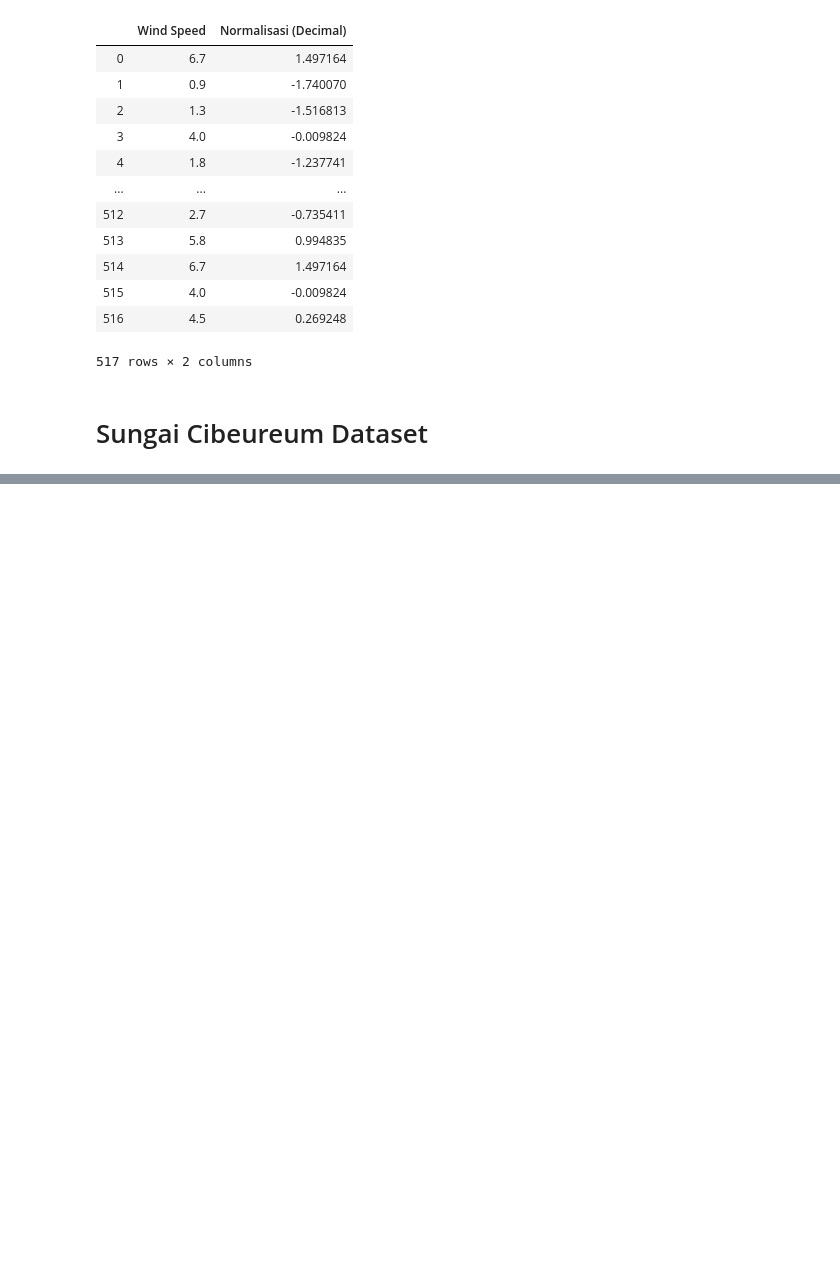
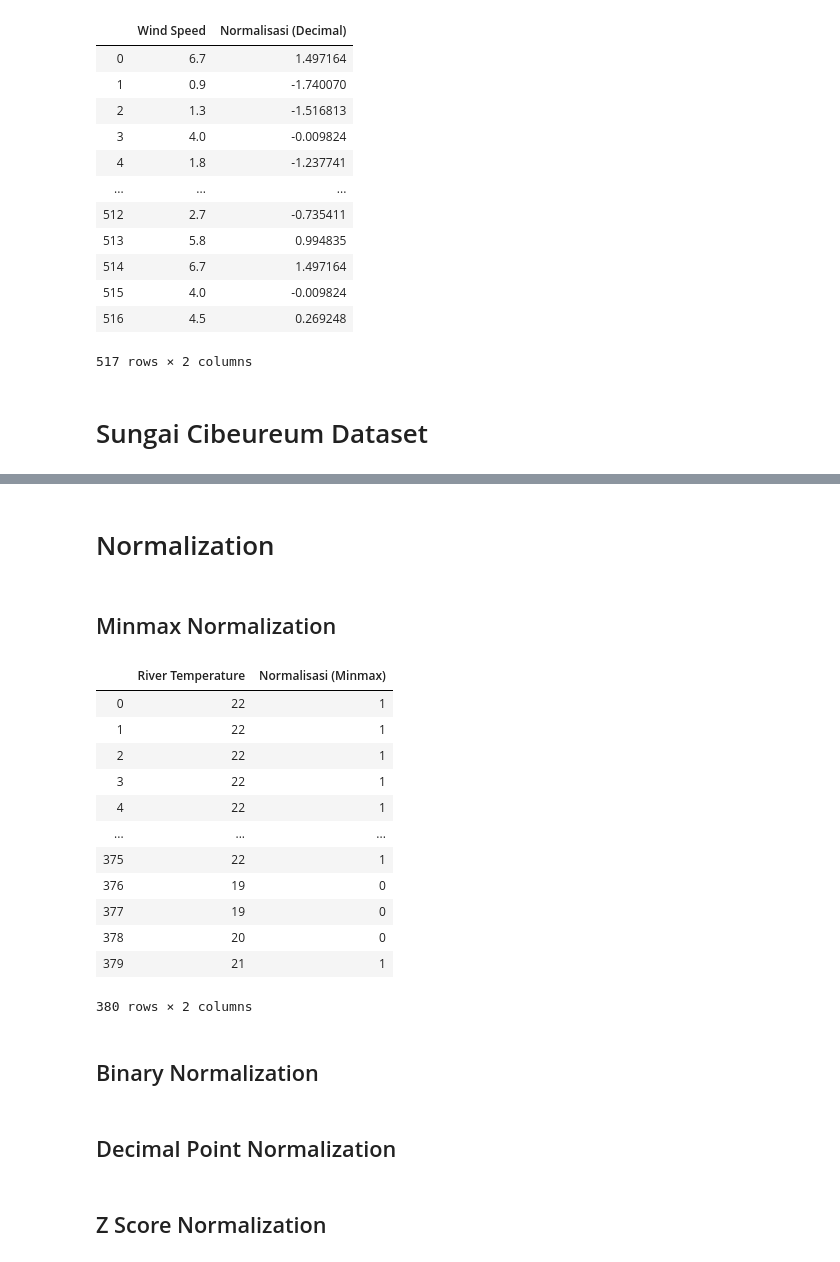
Before and after one commit to ibnutriyuono/machine-learning2019, a Jupyter notebook: Tugas 2 Normalization .ipynb, the cells around one changed output, grey strips where cells are left out. Saved outputs shown, nothing was run; the diff lists cells and outputs as text; code cells hidden in the pictures; blank space fills up the shorter version.

Commit message:
adding normalization

```diff
--- a/Tugas 2 Normalization .ipynb
+++ b/Tugas 2 Normalization .ipynb
@@ -376,0 +431,27 @@ dataWindSpeedZ
+# %% [markdown]
+# Normalization
+# %% [markdown]
+## Minmax Normalization
+# %%
+dataTempRiverMinMax = pd.DataFrame({'River Temperature': tempRiver, 'Normalisasi (Minmax)': binary(tempRiver)})
+dataTempRiverMinMax
+# %% [output]
+|  | River Temperature | Normalisasi (Minmax) |
+| 0 | 22 | 1 |
+| 1 | 22 | 1 |
+| 2 | 22 | 1 |
+| 3 | 22 | 1 |
+| 4 | 22 | 1 |
+| ... | ... | ... |
+| 375 | 22 | 1 |
+| 376 | 19 | 0 |
+| 377 | 19 | 0 |
+| 378 | 20 | 0 |
+| 379 | 21 | 1 |
+380 rows × 2 columns
+# %% [markdown]
+## Binary Normalization
+# %% [markdown]
+## Decimal Point Normalization
+# %% [markdown]
+## Z Score Normalization
```
Also changed, not shown: parts of 9 cells of this notebook.
